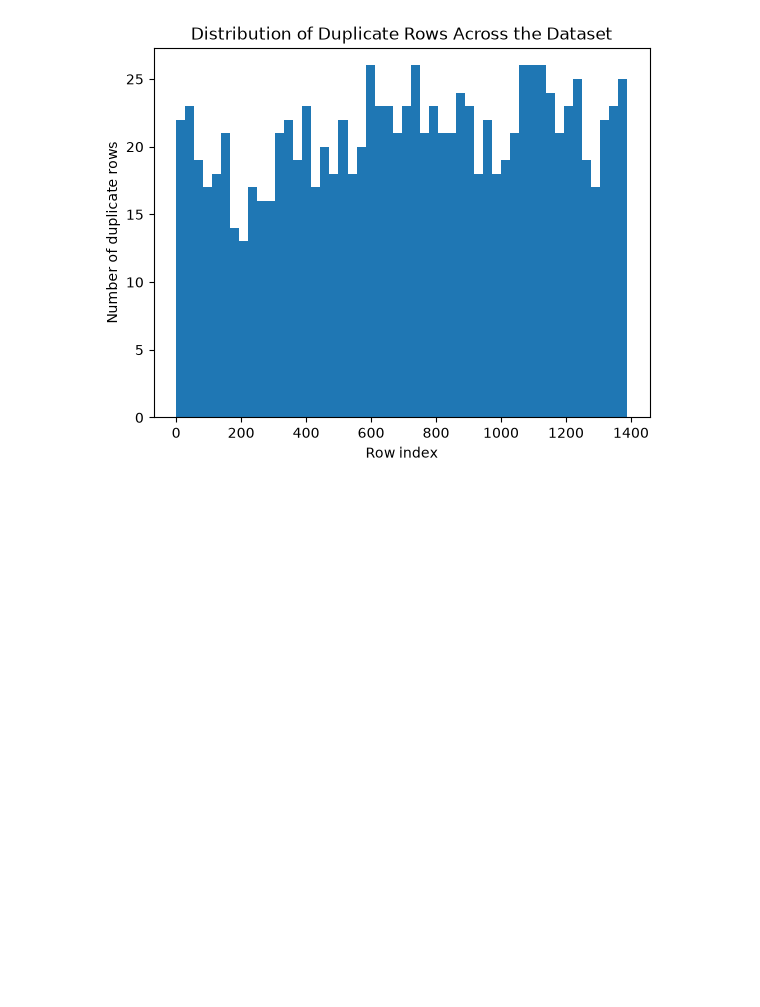
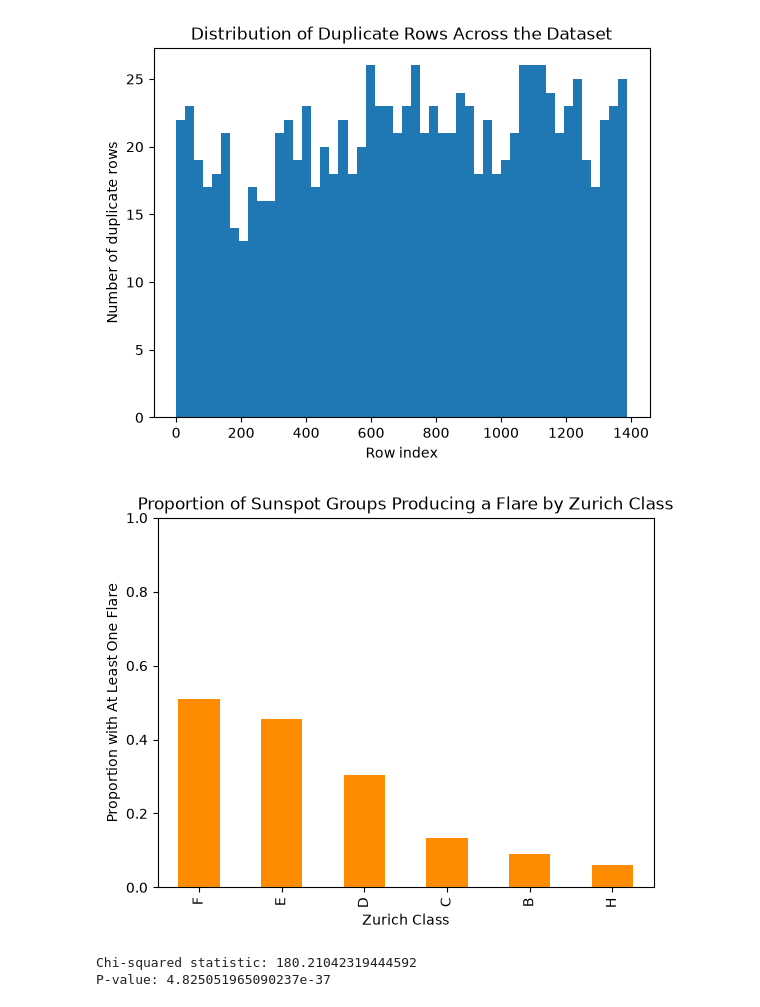
Before and after one commit to jayden-p-wu/dsrp, a Jupyter notebook: main.ipynb, the cells around one changed output. Saved outputs shown, nothing was run; the diff lists cells and outputs as text; code cells hidden in the pictures; blank space fills up the shorter version.

```diff
--- a/main.ipynb
+++ b/main.ipynb
@@ -72,2 +87,26 @@ plt.show()
 # %% [output]
 [figure]
+# %%
+df["any_flare"] = (df["c_class_flares"] + df["m_class_flares"] + df["x_class_flares"]) > 0
+
+flare_rate_by_class = df.groupby("zurich_class")["any_flare"].mean().sort_values(ascending=False)
+
+flare_rate_by_class.plot(kind="bar", color="darkorange")
+plt.title("Proportion of Sunspot Groups Producing a Flare by Zurich Class")
+plt.xlabel("Zurich Class")
+plt.ylabel("Proportion with At Least One Flare")
+plt.ylim(0, 1)
+
+plt.show()
+# %% [output]
+[figure, added]
+# %%
+# chi squared test
+contingency_table = pd.crosstab(df["zurich_class"], df["any_flare"])
+chi2_stat, p_value, dof, expected = stats.chi2_contingency(contingency_table)
+
+print(f"Chi-squared statistic: {chi2_stat}")
+print(f"P-value: {p_value}") # the p-value is much smaller than 0.05, so reject the null hypothesis.
+# %% [output]
+Chi-squared statistic: 180.21042319444592
+P-value: 4.825051965090237e-37
```
Also changed, not shown: parts of 5 cells of this notebook.
